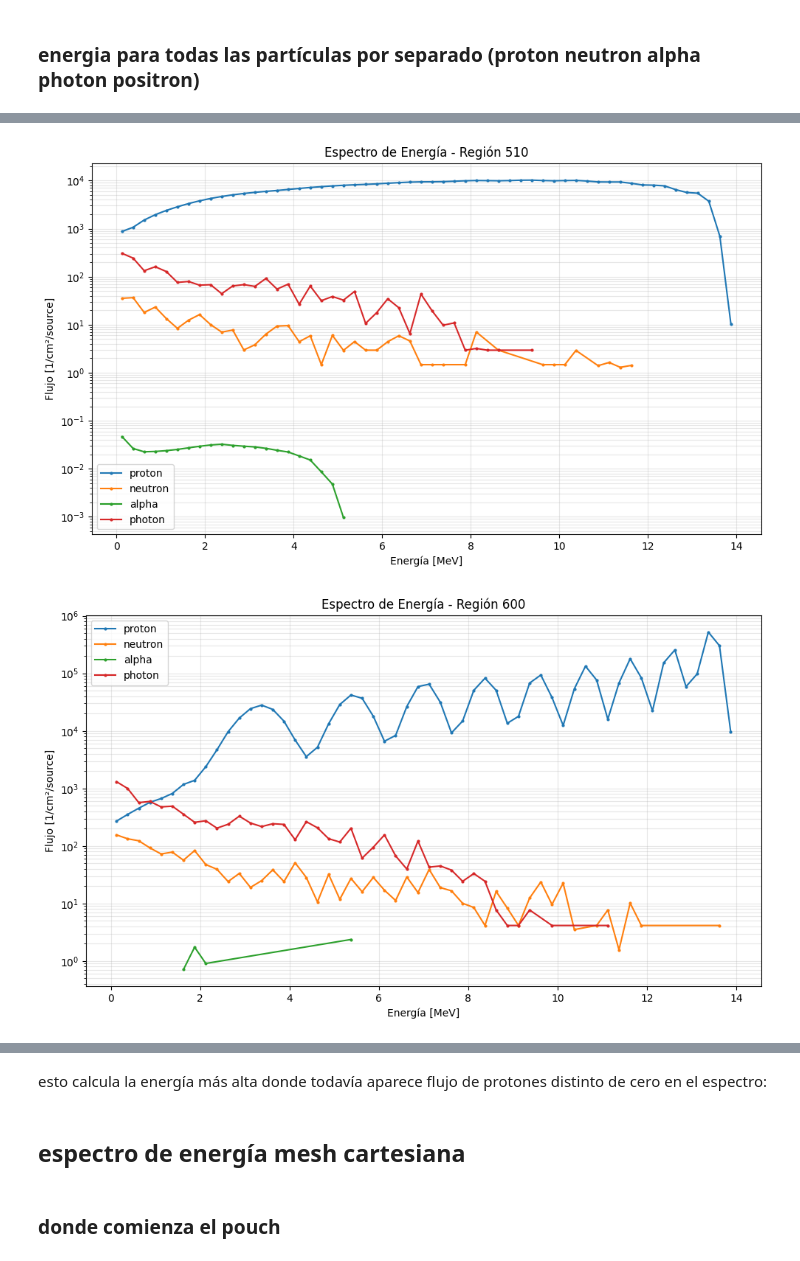
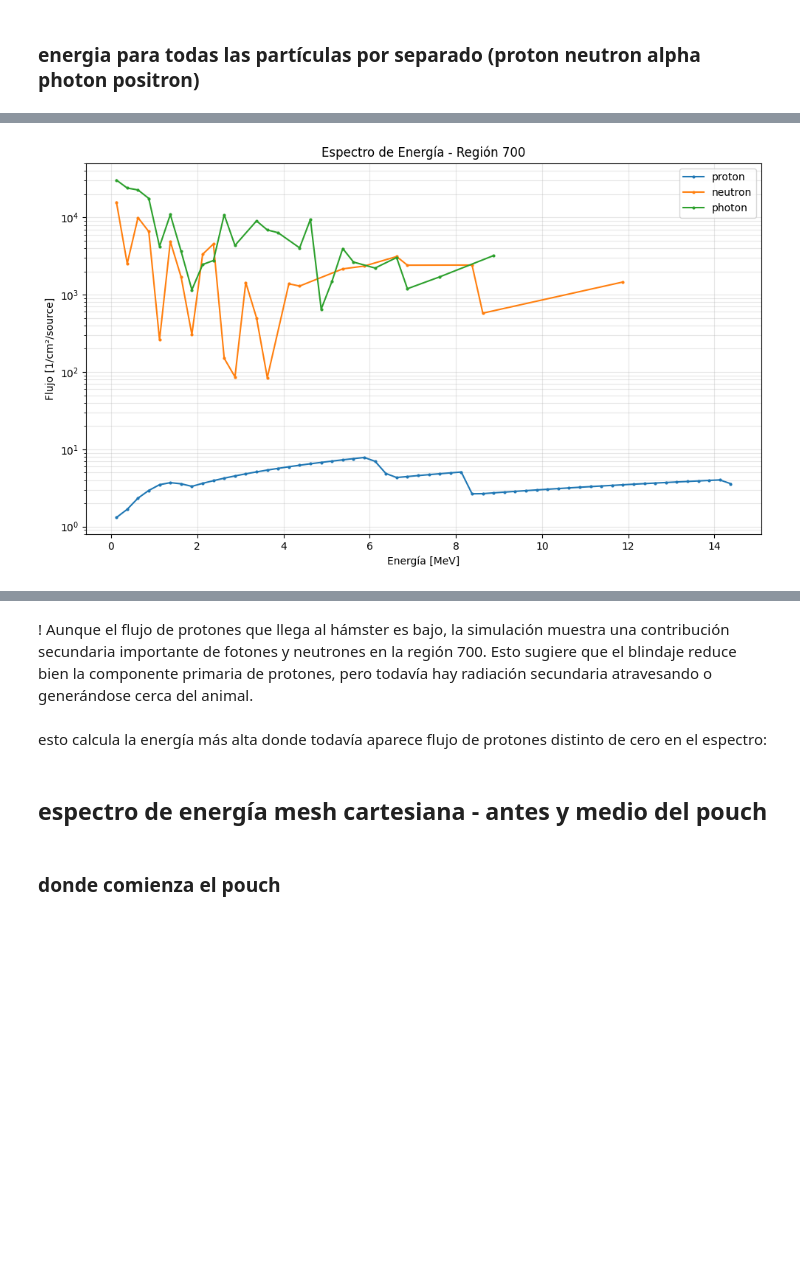
Before and after one commit to arirodriguez001/Laboratory-VI, a Jupyter notebook: Modelo irradiacion final/Modelo A/espectro_E_V0.ipynb, the cells around one changed output, grey strips where cells are left out. Drawn from its saved outputs; the diff is of its cells as text; code cells hidden in the pictures; blank space fills up the shorter version.

```diff
--- a/Modelo irradiacion final/Modelo A/espectro_E_V0.ipynb
+++ b/Modelo irradiacion final/Modelo A/espectro_E_V0.ipynb
@@ -6,7 +6,7 @@ import matplotlib.pyplot as plt
 # %% [markdown]
 ### energia para todas las particulas (all)
 # %%
-archivo = "energy_pouch_M0.out"
+archivo = "energy_hamster_A.out"
 
 E = []
 flujo = []
@@ -61,7 +61,7 @@ plt.show()
 # %% [markdown]
 ### energia para todas las partículas por separado (proton neutron alpha photon positron)
 # %%
-archivo = "energy_pouch_M0.out"
+archivo = "energy_hamster_A.out"
 
 E = []
 
@@ -144,5 +144,5 @@ plt.show()
 # %%
-archivo = "energy_pouch_M0.out"
+archivo = "energy_hamster_A.out"
 
 datos_regiones = {}
 particulas = ["proton", "neutron", "alpha", "photon", "positron"]
@@ -185,32 +185,31 @@ with open(archivo, "r", encoding="utf-8", errors="ignore") as f:
                         datos_regiones[reg_actual][p]["err"].append(v[3+(i*2)])
                 except ValueError: continue
 
 # --- Plotting por separado ---
 for reg_id, data_part in datos_regiones.items():
     # IMPORTANTE: Crear una figura nueva para cada región
     plt.figure(figsize=(10, 6))
 
     for p_nombre in particulas:
         E = np.array(data_part[p_nombre]["E"])
         y = np.array(data_part[p_nombre]["y"])
 
         # Ordenamos por energía para evitar las líneas cruzadas
         idx_orden = np.argsort(E)
         E, y = E[idx_orden], y[idx_orden]
 
         mask = y > 1e-10 # Filtro para no graficar ruidos o ceros
         if np.any(mask):
             plt.plot(E[mask], y[mask], marker="o", markersize=2, label=p_nombre)
 
     plt.yscale("log")
     plt.xlabel("Energía [MeV]")
     plt.ylabel("Flujo [1/cm²/source]")
     plt.title(f"Espectro de Energía - Región {reg_id}")
     plt.grid(True, which="both", alpha=0.3)
     plt.legend()
     plt.tight_layout()
 
 plt.show()
 # %% [output]
-[figure, old version]
+[figure, new version]
-[figure, removed]
@@ -218,7 +216,9 @@ plt.show()
+# %% [markdown]
+! Aunque el flujo de protones que llega al hámster es bajo, la simulación muestra una contribución secundaria importante de fotones y neutrones en la región 700. Esto sugiere que el blindaje reduce bien la componente primaria de protones, pero todavía hay radiación secundaria atravesando o generándose cerca del animal.
 # %% [markdown]
 esto calcula la energía más alta donde todavía aparece flujo de protones distinto de cero en el espectro:
 # %% [markdown]
-## espectro de energía mesh cartesiana
+## espectro de energía mesh cartesiana - antes y medio del pouch
 # %% [markdown]
 ### donde comienza el pouch
 # %%
```
Also changed, not shown: parts of 9 cells of this notebook, 27 other files.
